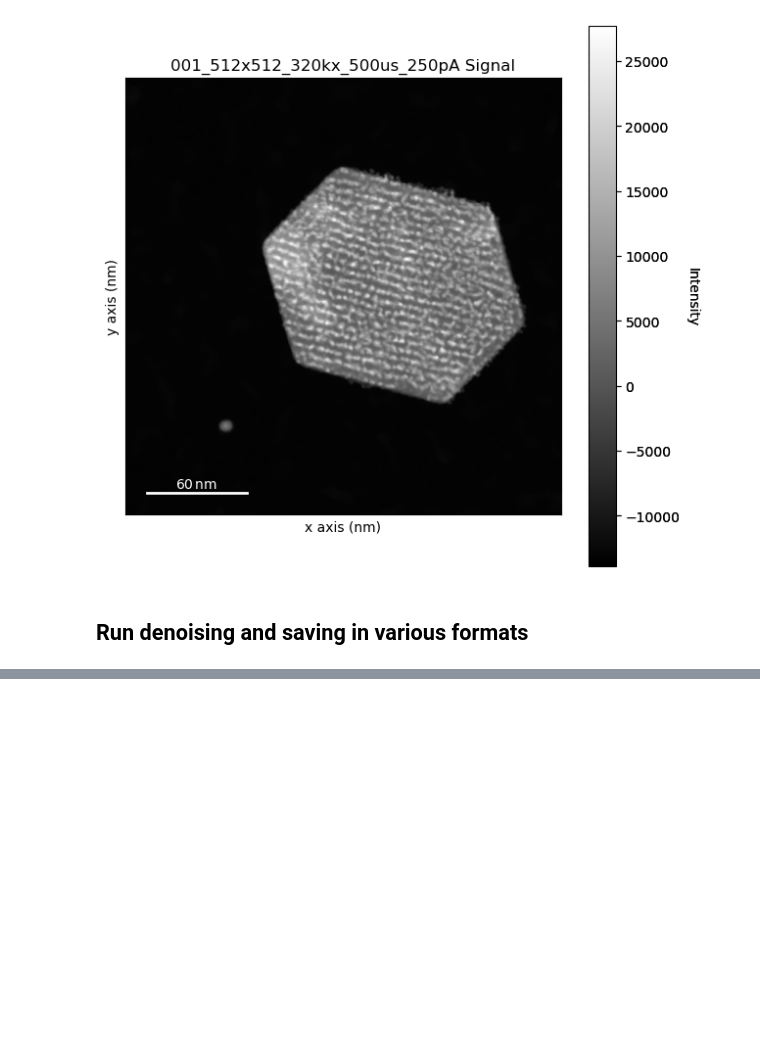
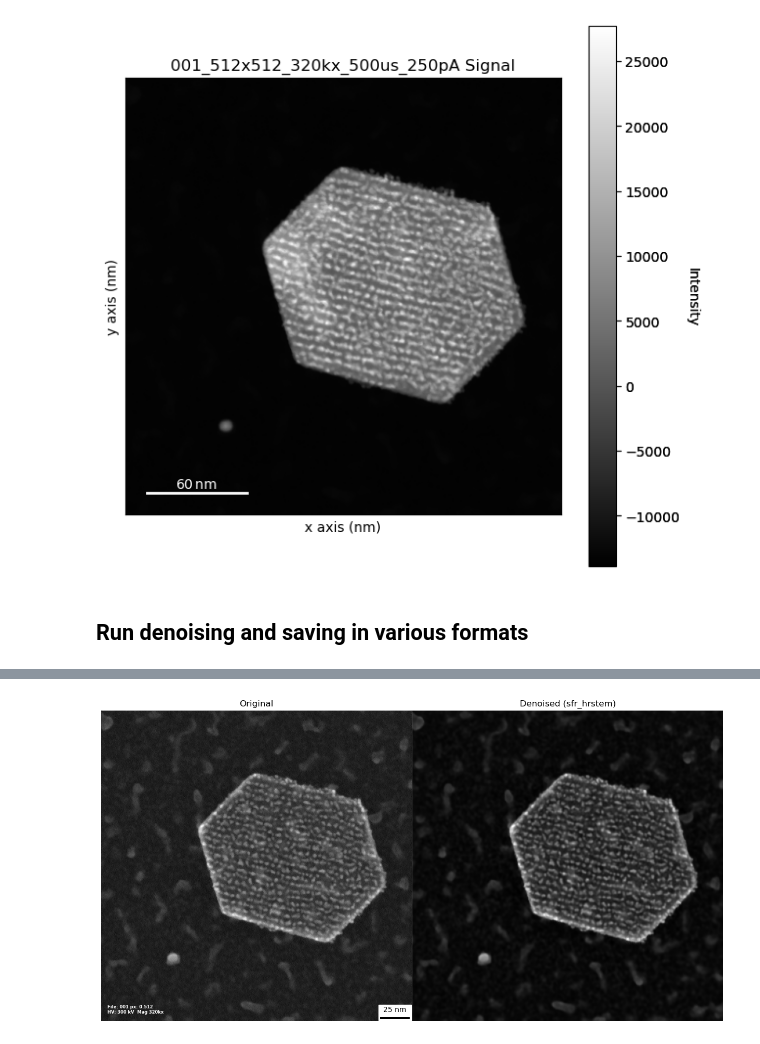
Before and after one commit to DexterChe/EM_images_denoising_workflows_by_NN, a Jupyter notebook: Single_image_DM_version.ipynb, the cells around one changed output, grey strips where cells are left out. Drawn from its saved outputs; the diff is of its cells as text; code cells hidden in the pictures; blank space fills up the shorter version.

```diff
--- a/Single_image_DM_version.ipynb
+++ b/Single_image_DM_version.ipynb
@@ -54,6 +50,9 @@ s.inav[1].plot()
 # %% [markdown]
 ## Run denoising and saving in various formats
 # %%
+# time it
+import time
+start = time.time()
 
 # ! Set GPU ID
 nn.fcn_set_gpu_id("0")
@@ -73,26 +72,72 @@ filename= filename[:-4]
 print(f'Image name: {filename}')
 # short name to put on the images
 filename_short = filename.split('_')[0]
-img, img_adj, px_size, mag, HT, unit, scale, _ = nn.check_and_load_image(image_file, file_data_0=s, file_data=s)
+
+#* Read image
+img = hs.load(image_file)
+# #* we use here artificial units and HT, mag is from the file name, px_size is unknown, can be changed later
+unit = 'nm'
+HT = 300
+mag = img.metadata.get_item('General.title').split('_')[2]
+# px_size = 1
+
+if mag.endswith('kx'):
+    mag_trimmed = int(mag[:-2])
+else:
+    mag_trimmed = str(mag[:-2])
+#! extraction of correct px size from the calibration file: can be xls list or extracted from file
+#* choose the option for pixel size extraction
+# px_size_chose_flag = 1 # for xls
+px_size_chose_flag = 2 # for extracted from dm3 file
+
+if px_size_chose_flag == 1:
+    if mag_trimmed in calibration['Magnification [kx]'].values:
+        print(f'Mag {mag} is in the calibration file')
+        row_index = calibration[calibration['Magnification [kx]'] == mag_trimmed].index
+        if not row_index.empty:
+            # Extract px_size value
+            px_size = calibration.loc[row_index[0], 'Pixel size [nm/px]']
+            print(f'Px_size for for Mag {mag}: {px_size}')
+
+    else:
+        print(f'Mag {mag} is not in the calibration file')
+        px_size = 'unknown'
+else:
+    px_size = img.axes_manager['x'].scale
+    unit = img.axes_manager['x'].units
+    if unit=='µm':
+        px_size = px_size*10**3
+        unit = 'nm'
+        print(f'Pixel size: {px_size} {unit} - extracted from dm3 file but coverted from µm to nm')
+    else:
+        print(f'Pixel size: {px_size} {unit} - extracted from dm3 file')
+
+image=img.inav[0].data
 # * Check image size
-nx, ny = img.shape
+nx, ny = image.shape
 print(f'Image size: {nx} x {ny}')
 # expand dimensions since for some reason it is needed
-image = nn.np.expand_dims(img, axis=(0, -1)) # this is used for denoising
+# image = nn.np.expand_dims(img, axis=(0, -1)) # this is used for denoising
 # * Denoise image
-denoised_image = nn.denoise_image(image,
+denoised_image = nn.denoise_image(image = image,
                                     net = r_em_nn,
                                     nx=nx,
                                     ny=ny,
                                     max_size_gpu = max_size_gpu
                                     )
 # * Plot comparison
-nn.plot_original_vs_denoised(original_image=img_adj,
+nn.plot_original_vs_denoised(original_image=image,
                                 denoised_image=denoised_image,
+                                file_name=filename_short,
                                 net_name=net_name,
                                 cmap='gray',
                                 save_path=folder_to_save,
-                                show=True
+                                show=True,
+                                scale=px_size,
+                                units=unit,
+                                px_size=px_size,
+                                HT=HT,
+                                mag=mag_trimmed
                                 )
 # ! Check options for image saving
 # * Flags
@@ -100,17 +145,6 @@ save_32bit_tif = True
 save_16bit_tif_png_scalerbar_original = True
 save_16bit_tif_png_scalerbar_denoised = True
 save_fft = True
-
-# * Make fft comparison
-nn.apply_fft_and_plot(file_name=filename,
-                        image=img_adj,
-                        denoised_image=denoised_image,
-                        net_name=net_name,
-                        save_path_png=folder_to_save,
-                        save_path_fft_comparison=folder_to_save,
-                        show=True,
-                        save_fft=save_fft
-                        )
 
 # * Save denoised image
 # save denoised images as 32 tif
@@ -123,7 +157,7 @@ if save_32bit_tif==True:
                                         model_name=net_name
                                         )
     # save original images as 32 tif
-    nn.save_tif_32bit_image_original(image=img_adj,
+    nn.save_tif_32bit_image_original(image=image,
                                         file_name=filename,
                                         outputpath=folder_to_save,
                                         pixelsize=px_size,
@@ -140,11 +174,11 @@ if save_16bit_tif_png_scalerbar_denoised==True:
                                             mag=mag,
                                             HT=HT,
                                             units=unit,
-                                            show=True
+                                            show=False
                                             )
 if save_16bit_tif_png_scalerbar_original==True:
 # save original images as 16bit tif and 8bit png with scalebar
-    nn.save_tif_png_16bit_image_with_scalebar(image=img_adj,
+    nn.save_tif_png_16bit_image_with_scalebar(image=image,
                                             save_path_tif16bit=folder_to_save,
                                             save_path_png=folder_to_save,
                                             file_name=filename+'_original',
@@ -152,8 +186,11 @@ if save_16bit_tif_png_scalerbar_original==True:
                                             mag=mag,
                                             HT=HT,
                                             units=unit,
-                                            show=True
+                                            show=False
                                             )
+time_elapsed = time.time() - start
+print(f'Time elapsed: {time_elapsed:.2f} s')
+
 print('#####################')
 print('Denoising is finished!')
 # %% [output]
@@ -168,0 +204 @@ Image size: 512 x 512
+[figure, added]
```
Also changed, not shown: parts of 3 cells of this notebook.
